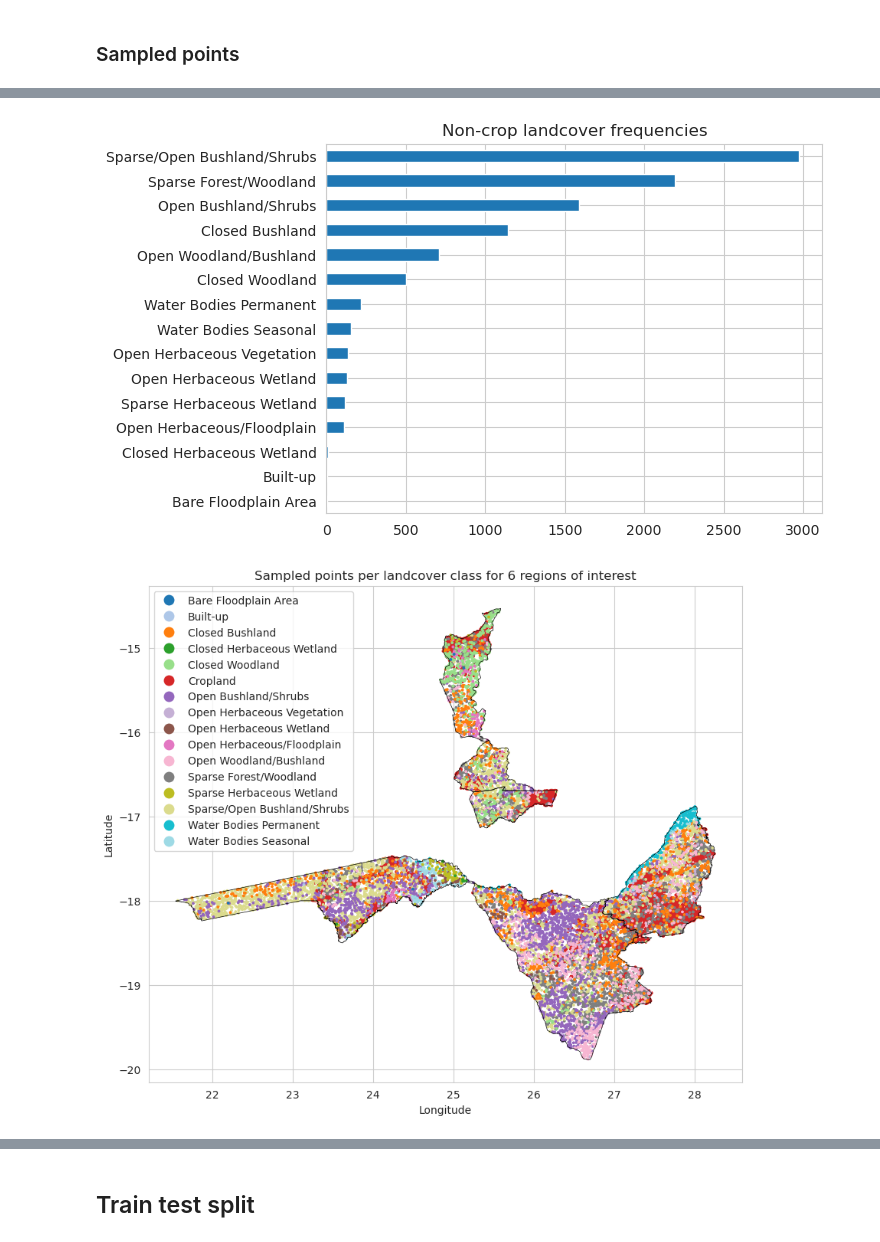
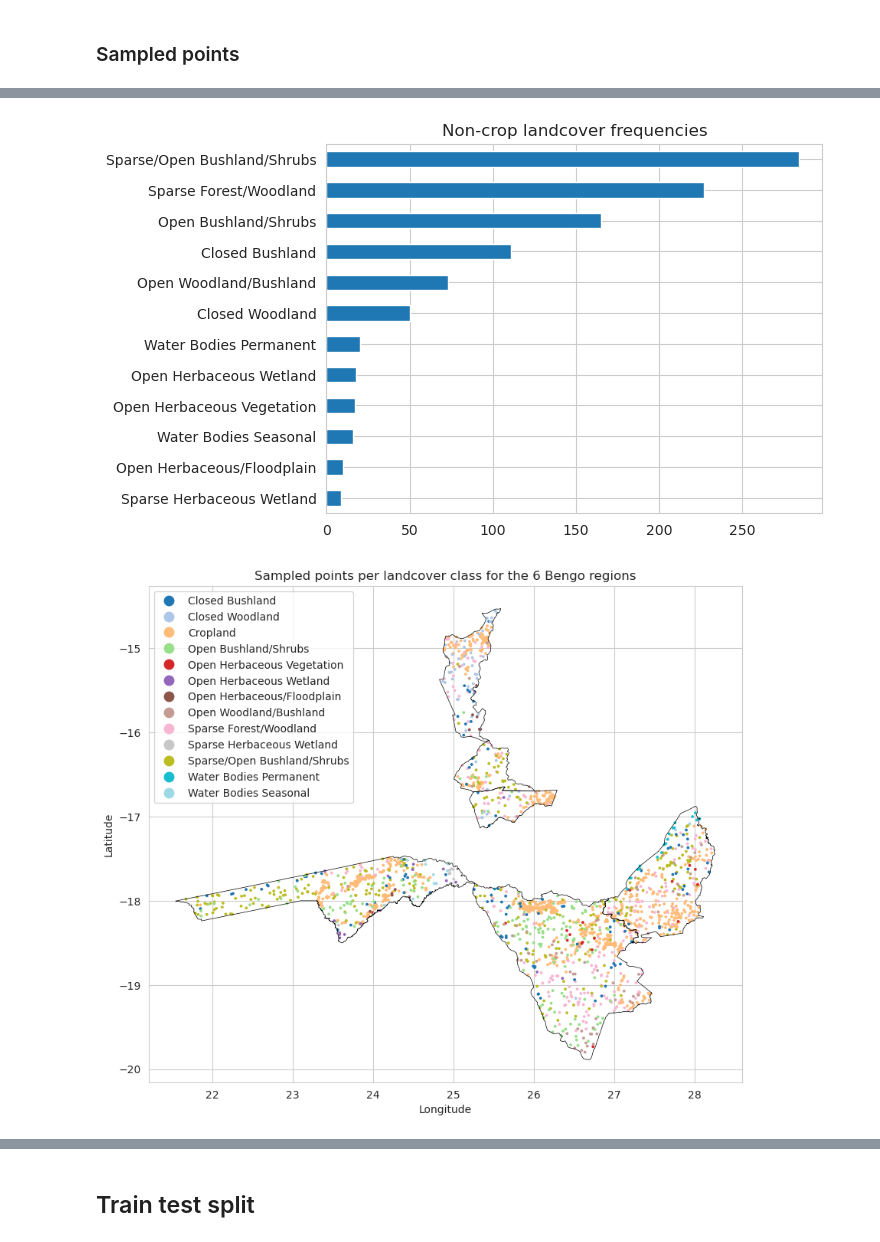
Before and after one commit to alexvmt/farm_plot_detection, a Jupyter notebook: sample_points_from_kaza_landcover_2020.ipynb, the cells around one changed output, grey strips where cells are left out. Cells and saved outputs as stored; diff of their text form; code cells hidden in the pictures.

```diff
--- a/sample_points_from_kaza_landcover_2020.ipynb
+++ b/sample_points_from_kaza_landcover_2020.ipynb
@@ -59,7 +59,7 @@ seed = 42
 crop_landcover_code = 40
 # %%
 # specify number of points to be sampled for both classes combined
-n = 20000
+n = 2000
 # %%
 # select a sampling mode
 
@@ -627,23 +624,23 @@ Name: class, dtype: int64
 non_crop_landcover_frequencies.plot.barh(title='Non-crop landcover frequencies')
 plt.show()
 # %% [output]
-[figure, old version]
+[figure, new version]
 # %%
 regions_of_interest_outline = regions_of_interest[~regions_of_interest['region'].isin(['Hwange_West', 'Hwange_East'])].exterior.to_crs(epsg=4326)
 # %%
 fig, ax = plt.subplots(figsize=(10,10))
 
 regions_of_interest_outline.plot(ax=ax, edgecolor='black', linewidth=0.5)
 
 sampled_points_per_region.plot(ax=ax, column='class', markersize=3, categorical=True, legend=True, label='class', cmap='tab20')
 
 plt.xlabel('Longitude')
 plt.ylabel('Latitude')
-plt.title('Sampled points per landcover class for 6 regions of interest')
+plt.title('Sampled points per landcover class for the 6 Bengo regions')
 
 plt.show()
 # %% [output]
-[figure, old version]
+[figure, new version]
 # %%
 fig, ax = plt.subplots(figsize=(10,10))
 
```
Also changed, not shown: parts of 15 cells of this notebook.
